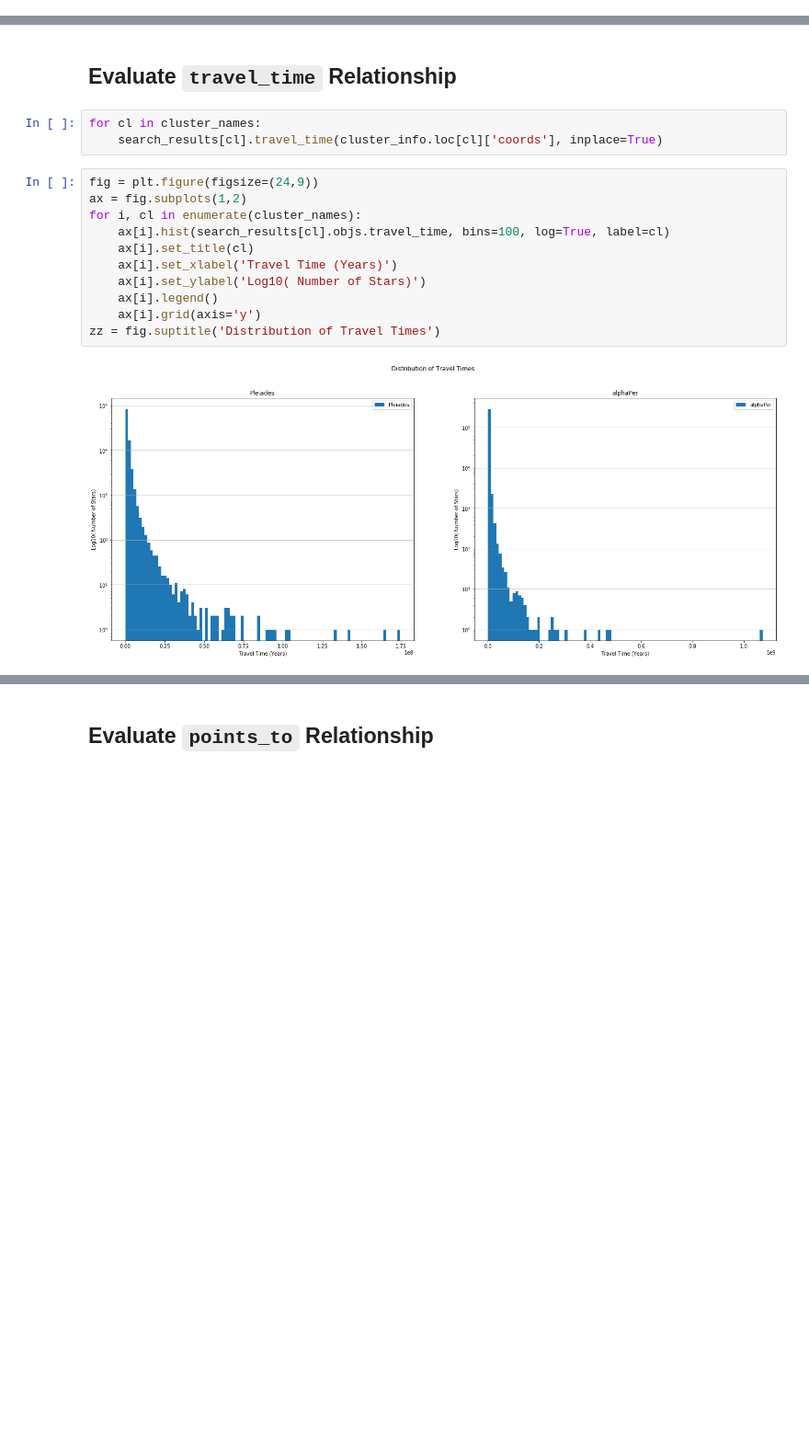
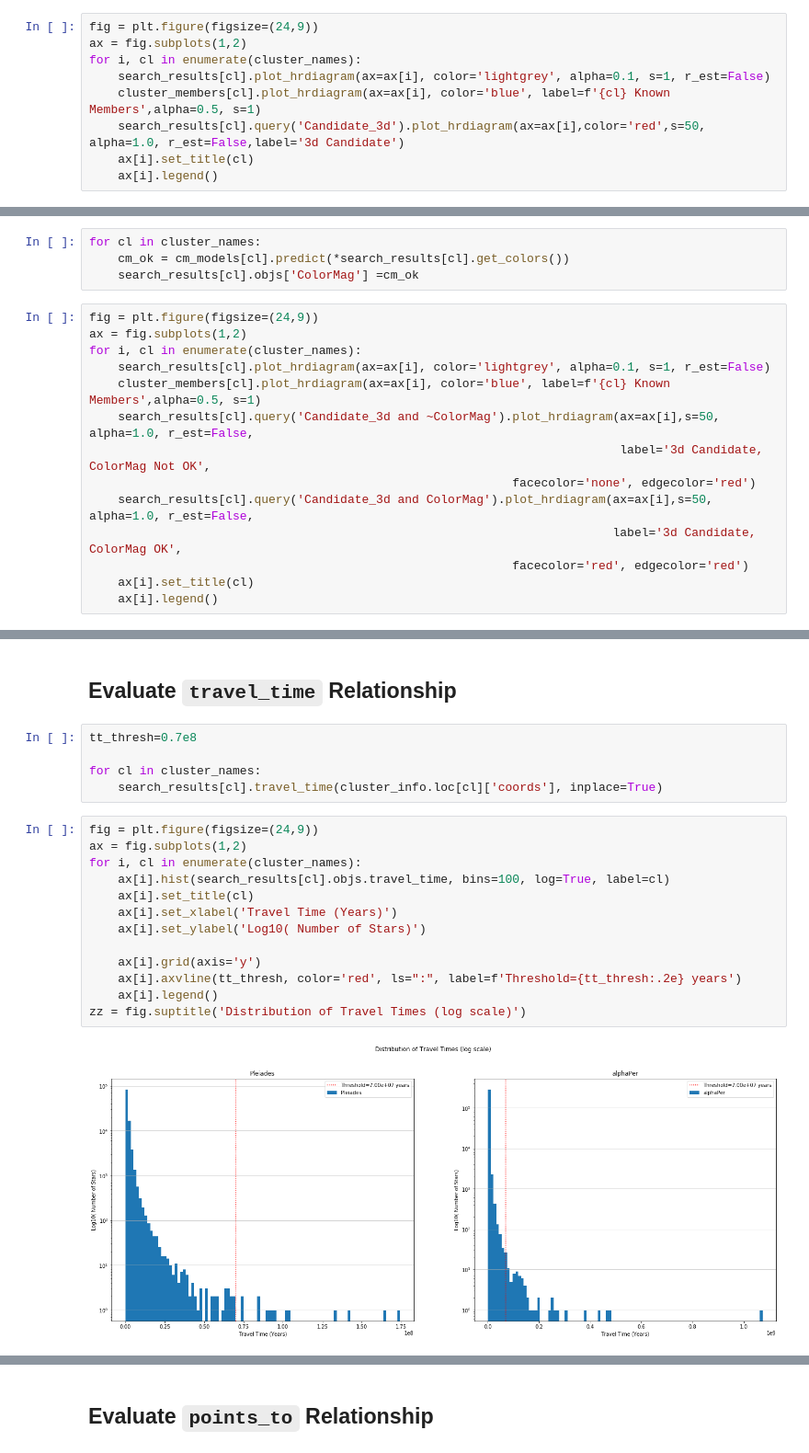
Before and after one commit to kevinmcmanus/runawaysearch, a Jupyter notebook: RunawaySearch.ipynb, the cells around one changed output, grey strips where cells are left out. Shown at 92% size. Saved outputs shown, nothing was run; the diff lists cells and outputs as text; blank space fills up the shorter version.

```diff
--- a/RunawaySearch.ipynb
+++ b/RunawaySearch.ipynb
@@ -102,0 +150,9 @@ for i, cl in enumerate(cluster_names):
+# %%
+fig = plt.figure(figsize=(24,9))
+ax = fig.subplots(1,2)
+for i, cl in enumerate(cluster_names):
+    search_results[cl].plot_hrdiagram(ax=ax[i], color='lightgrey', alpha=0.1, s=1, r_est=False)
+    cluster_members[cl].plot_hrdiagram(ax=ax[i], color='blue', label=f'{cl} Known Members',alpha=0.5, s=1)
+    search_results[cl].query('Candidate_3d').plot_hrdiagram(ax=ax[i],color='red',s=50, alpha=1.0, r_est=False,label='3d Candidate')
+    ax[i].set_title(cl)
+    ax[i].legend()
@@ -102,0 +171,18 @@ for i, cl in enumerate(cluster_names):
+# %%
+for cl in cluster_names:
+    cm_ok = cm_models[cl].predict(*search_results[cl].get_colors())
+    search_results[cl].objs['ColorMag'] =cm_ok
+# %%
+fig = plt.figure(figsize=(24,9))
+ax = fig.subplots(1,2)
+for i, cl in enumerate(cluster_names):
+    search_results[cl].plot_hrdiagram(ax=ax[i], color='lightgrey', alpha=0.1, s=1, r_est=False)
+    cluster_members[cl].plot_hrdiagram(ax=ax[i], color='blue', label=f'{cl} Known Members',alpha=0.5, s=1)
+    search_results[cl].query('Candidate_3d and ~ColorMag').plot_hrdiagram(ax=ax[i],s=50, alpha=1.0, r_est=False,
+                                                                          label='3d Candidate, ColorMag Not OK',
+                                                           facecolor='none', edgecolor='red')
+    search_results[cl].query('Candidate_3d and ColorMag').plot_hrdiagram(ax=ax[i],s=50, alpha=1.0, r_est=False,
+                                                                         label='3d Candidate, ColorMag OK',
+                                                           facecolor='red', edgecolor='red')
+    ax[i].set_title(cl)
+    ax[i].legend()
@@ -103,18 +191,22 @@ for i, cl in enumerate(cluster_names):
 # %% [markdown]
 ## Evaluate `travel_time` Relationship
 # %%
+tt_thresh=0.7e8
+
 for cl in cluster_names:
     search_results[cl].travel_time(cluster_info.loc[cl]['coords'], inplace=True)
 # %%
 fig = plt.figure(figsize=(24,9))
 ax = fig.subplots(1,2)
 for i, cl in enumerate(cluster_names):
     ax[i].hist(search_results[cl].objs.travel_time, bins=100, log=True, label=cl)
     ax[i].set_title(cl)
     ax[i].set_xlabel('Travel Time (Years)')
     ax[i].set_ylabel('Log10( Number of Stars)')
+
+    ax[i].grid(axis='y')
+    ax[i].axvline(tt_thresh, color='red', ls=":", label=f'Threshold={tt_thresh:.2e} years')
     ax[i].legend()
-    ax[i].grid(axis='y')
-zz = fig.suptitle('Distribution of Travel Times')
+zz = fig.suptitle('Distribution of Travel Times (log scale)')
 # %% [output]
-[figure, old version]
+[figure, new version]
```
Also changed, not shown: parts of 38 cells of this notebook, 11 other files.
